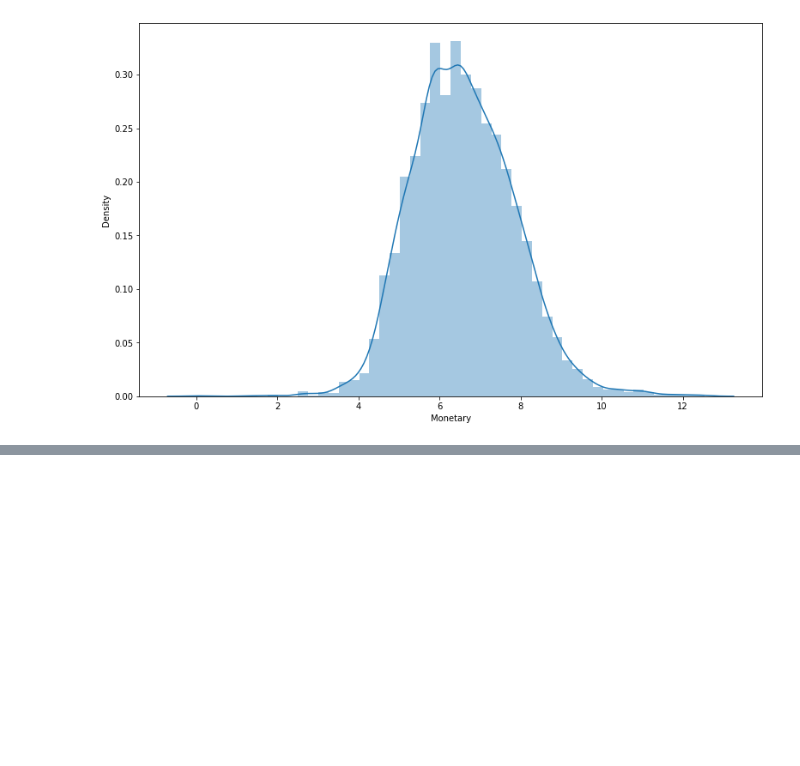
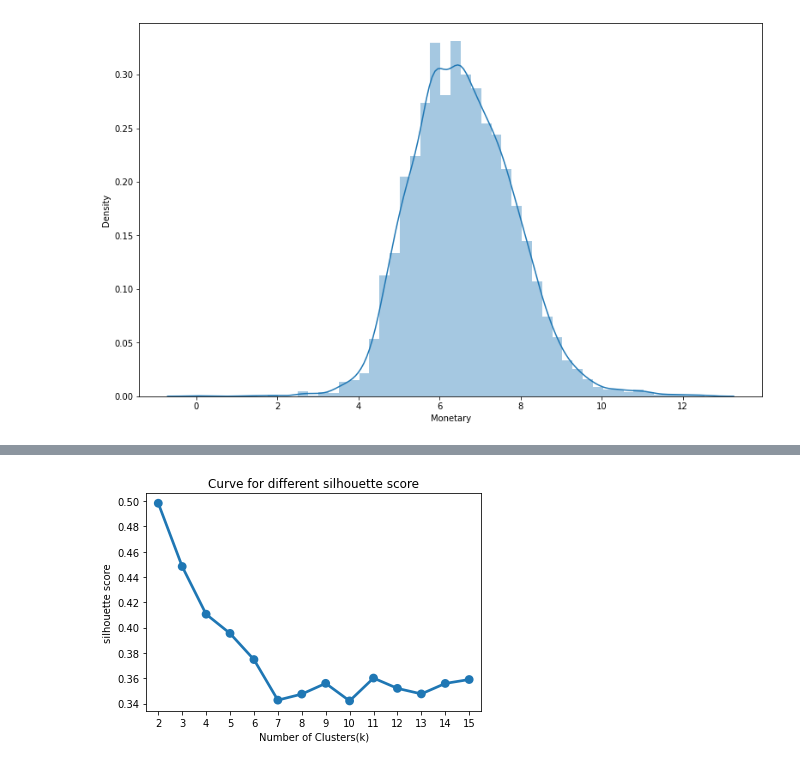
Before and after one commit to avanish04/online-retail-customer-segmentation, a Jupyter notebook: Online_Retail_Customer_Segmentation_Capstone_Project.ipynb, the cells around one changed output, grey strips where cells are left out. Drawn from its saved outputs; the diff is of its cells as text; code cells hidden in the pictures; blank space fills up the shorter version.

```diff
--- a/Online_Retail_Customer_Segmentation_Capstone_Project.ipynb
+++ b/Online_Retail_Customer_Segmentation_Capstone_Project.ipynb
@@ -516,0 +562,16 @@ rfm_df['Monetary_log'] = rfm_df['Monetary'].apply(math.log)
+# %%
+features_fre_mon=['Frequency_log','Frequency_log','Monetary_log']
+X_features_fre_mon=rfm_df[features_fre_mon].values
+scaler_fre_mon=preprocessing.MinMaxScaler()
+X_fre_mon=scaler_fre_mon.fit_transform(X_features_fre_mon)
+X=X_fre_mon
+s_score=[]
+range_n_clusters = [2,3,4,5,6,7,8,9,10,11,12,13,14,15]
+for n_clusters in range_n_clusters:
+    clusterer = KMeans(n_clusters=n_clusters)
+    preds = clusterer.fit_predict(X)
+    centers = clusterer.cluster_centers_
+
+    score = silhouette_score(X, preds)
+    s_score.append(score)
+    print("For n_clusters = {}, silhouette score is {}".format(n_clusters, score))
@@ -516,0 +593,8 @@ rfm_df['Monetary_log'] = rfm_df['Monetary'].apply(math.log)
+# %%
+sns.pointplot(x = range_n_clusters, y =s_score)
+plt.xlabel('Number of Clusters(k)')
+plt.ylabel('silhouette score')
+plt.title('Curve for different silhouette score')
+plt.show()
+# %% [output]
+[figure, added]
```
Also changed, not shown: parts of 18 cells of this notebook.
